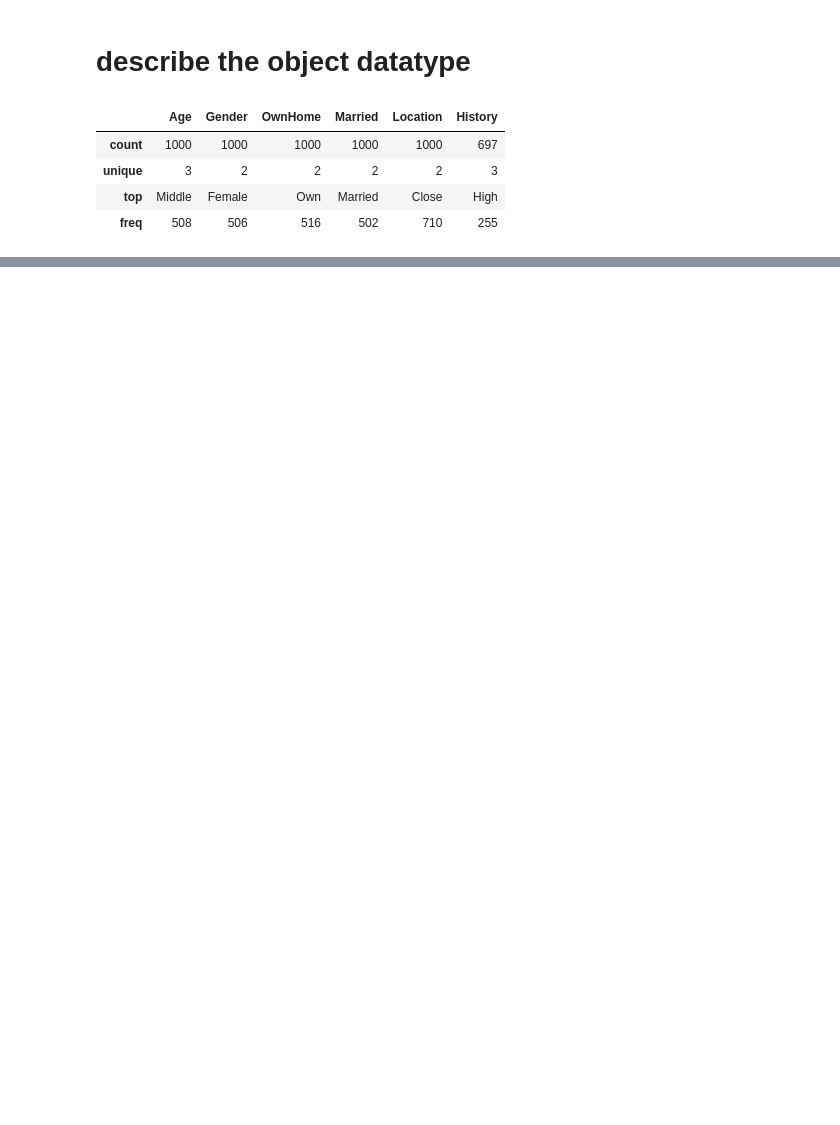
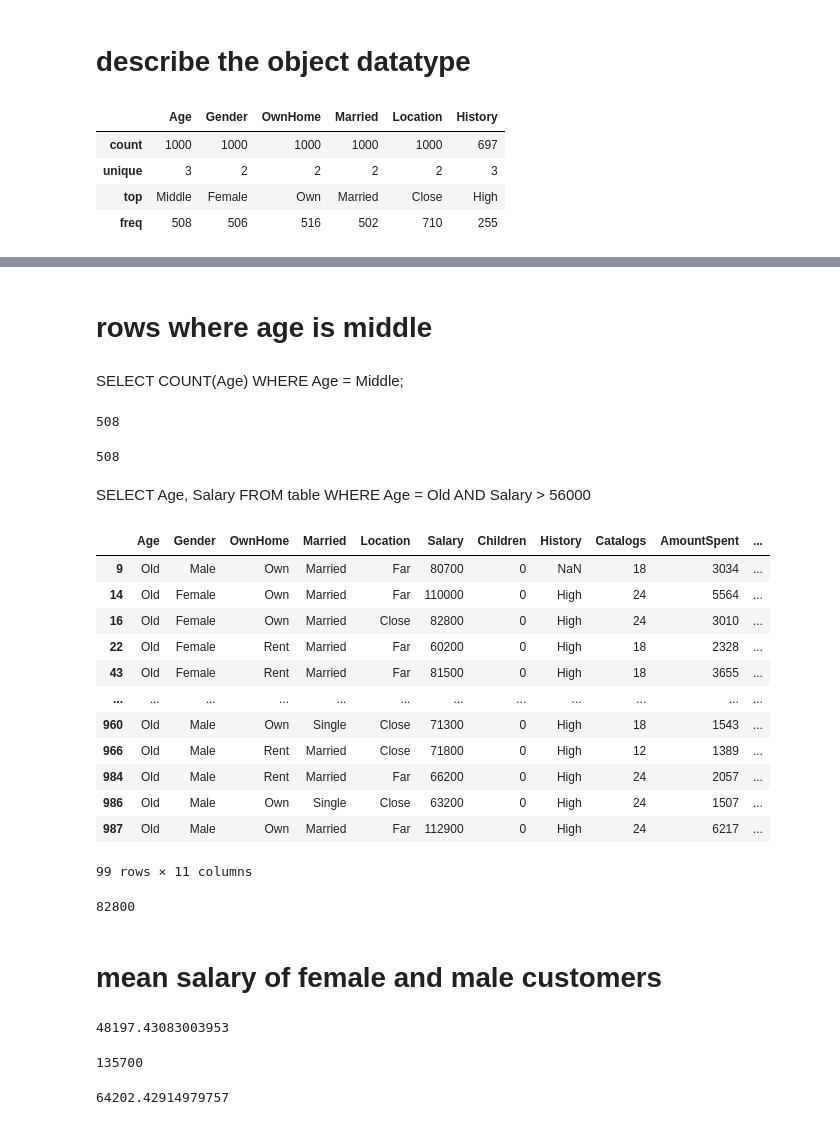
Before and after one commit to kshirsagarsiddharth/manipal_data_science, a Jupyter notebook: pandas_manipal.ipynb, the cells around one changed output, grey strips where cells are left out. Cells and saved outputs as stored; diff of their text form; code cells hidden in the pictures; blank space fills up the shorter version.

```diff
--- a/pandas_manipal.ipynb
+++ b/pandas_manipal.ipynb
@@ -514,0 +589,15 @@ Length: 697, dtype: int64
+# %% [markdown]
+# rows where age is middle
+# %% [markdown]
+SELECT COUNT(Age) WHERE Age = Middle;
+# %%
+(df['Age'] == 'Middle').sum()
+# %% [output]
+508
+# %%
+df[df['Age'] == 'Middle']['Age'].count()
+# %% [output]
+508
+# %% [markdown]
+SELECT Age, Salary FROM table
+WHERE Age = Old AND Salary > 56000
@@ -514,0 +606,34 @@ Length: 697, dtype: int64
+# %%
+df[(df['Age'] == "Old") & (df['Salary'] > 56000)]
+# %% [output]
+|  | Age | Gender | OwnHome | Married | Location | Salary | Children | History | Catalogs | AmountSpent | ... |
+| 9 | Old | Male | Own | Married | Far | 80700 | 0 | NaN | 18 | 3034 | ... |
+| 14 | Old | Female | Own | Married | Far | 110000 | 0 | High | 24 | 5564 | ... |
+| 16 | Old | Female | Own | Married | Close | 82800 | 0 | High | 24 | 3010 | ... |
+| 22 | Old | Female | Rent | Married | Far | 60200 | 0 | High | 18 | 2328 | ... |
+| 43 | Old | Female | Rent | Married | Far | 81500 | 0 | High | 18 | 3655 | ... |
+| ... | ... | ... | ... | ... | ... | ... | ... | ... | ... | ... | ... |
+| 960 | Old | Male | Own | Single | Close | 71300 | 0 | High | 18 | 1543 | ... |
+| 966 | Old | Male | Rent | Married | Close | 71800 | 0 | High | 12 | 1389 | ... |
+| 984 | Old | Male | Rent | Married | Far | 66200 | 0 | High | 24 | 2057 | ... |
+| 986 | Old | Male | Own | Single | Close | 63200 | 0 | High | 24 | 1507 | ... |
+| 987 | Old | Male | Own | Married | Far | 112900 | 0 | High | 24 | 6217 | ... |
+99 rows × 11 columns
+# %%
+df[df['Married'] == 'Single']['Salary'].max()
+# %% [output]
+82800
+# %% [markdown]
+# mean salary of female and male customers
+# %%
+df[df['Gender'] == "Female"]['Salary'].mean()
+# %% [output]
+48197.43083003953
+# %%
+df[df['Gender'] == "Female"]['Salary'].max()
+# %% [output]
+135700
+# %%
+df[df['Gender'] == "Male"]['Salary'].mean()
+# %% [output]
+64202.42914979757
```
Also changed, not shown: parts of 17 cells of this notebook.
